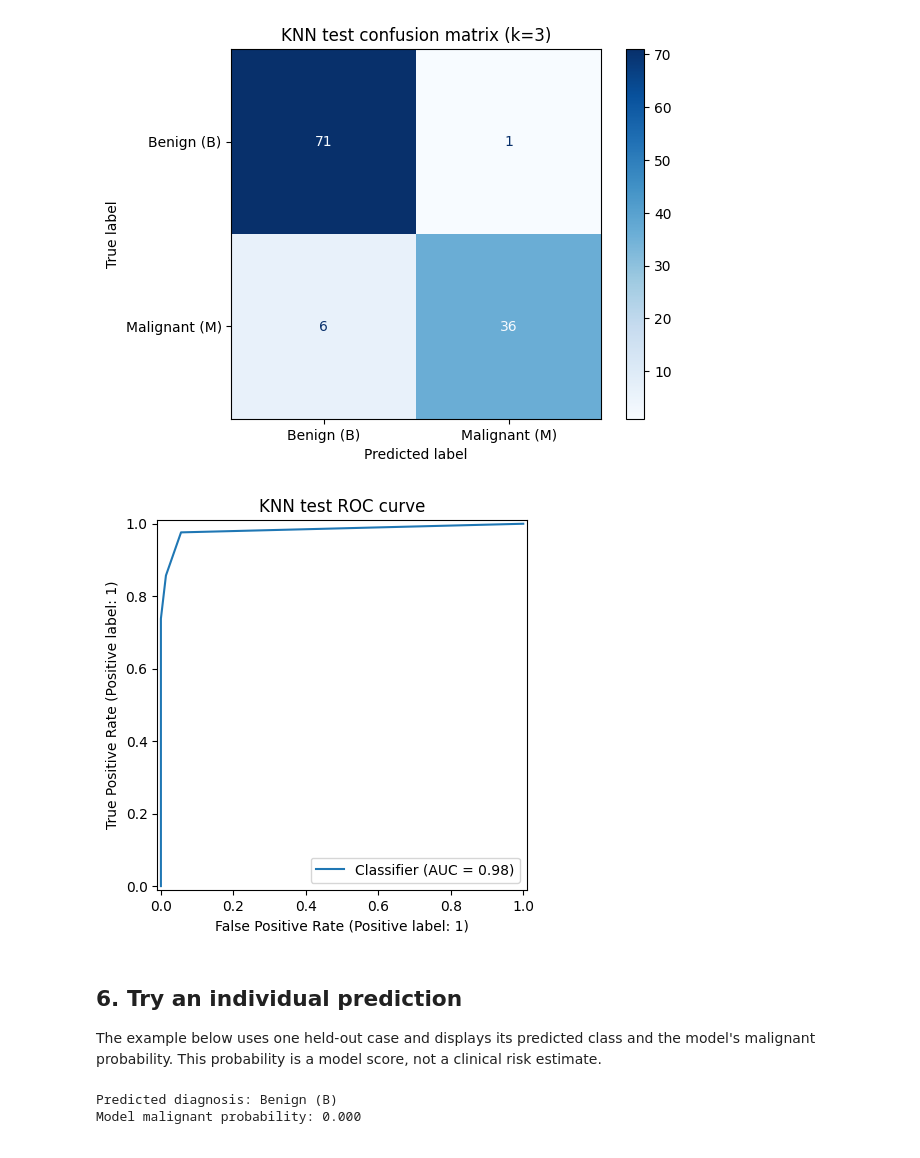
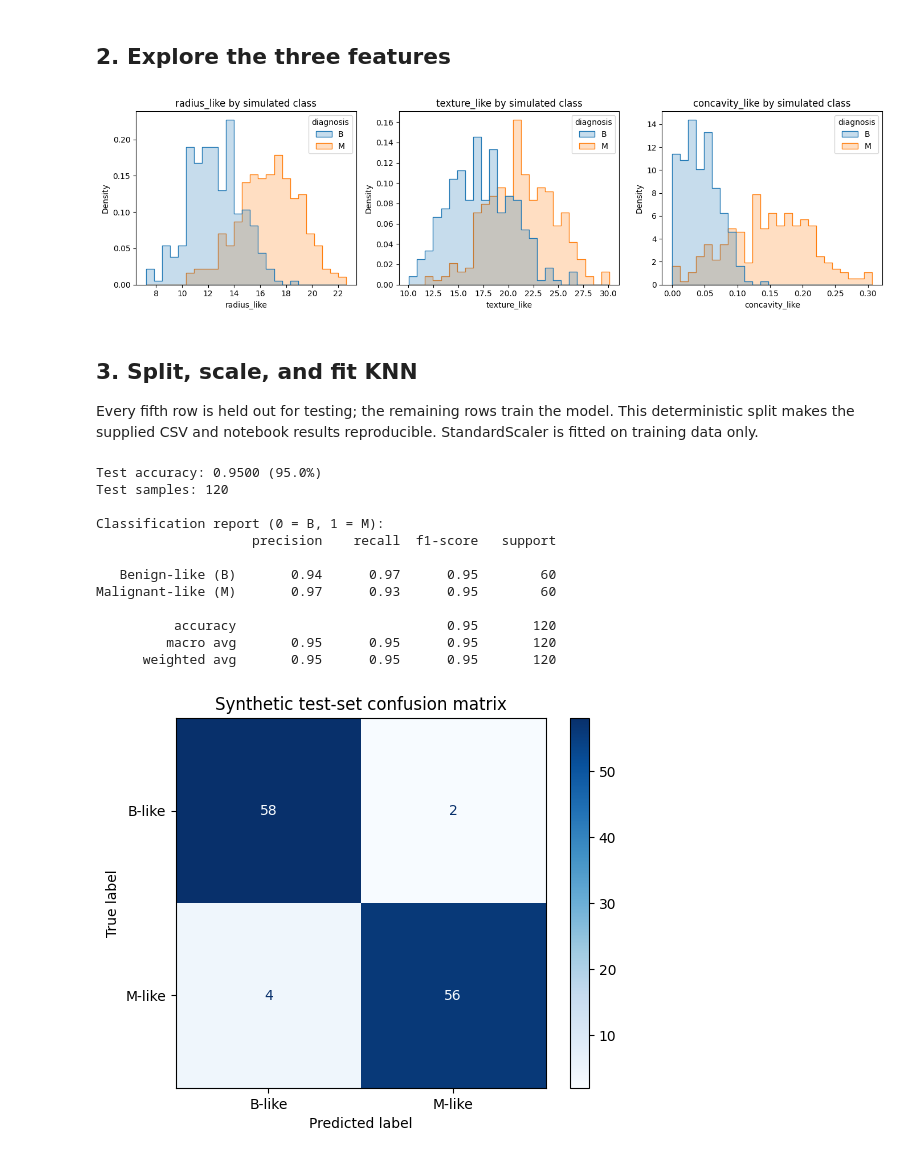
Before and after one commit to BendonTheCool/ai-agent-template, a Jupyter notebook: cancer-knn.ipynb, the cells around one changed output. Cells and saved outputs as stored; diff of their text form; code cells hidden in the pictures.

Commit message:
Kaggle Notebook | Cancer KNN | Version 2

```diff
--- a/cancer-knn.ipynb
+++ b/cancer-knn.ipynb
@@ -206,25 +40,63 @@ Malignant (M)       0.97      0.86      0.91        42
+# %% [markdown]
+## 2. Explore the three features
+# %%
+import matplotlib.pyplot as plt
+import seaborn as sns
+
+fig, axes = plt.subplots(1, 3, figsize=(14, 4))
+for ax, feature in zip(axes, ['radius_like', 'texture_like', 'concavity_like']):
+    sns.histplot(data=df, x=feature, hue='diagnosis', element='step', stat='density',
+                 common_norm=False, bins=25, ax=ax)
+    ax.set_title(f'{feature} by simulated class')
+plt.tight_layout()
+plt.show()
+# %% [output]
+[figure, added]
+# %% [markdown]
+## 3. Split, scale, and fit KNN
+
+Every fifth row is held out for testing; the remaining rows train the model. This deterministic split makes the supplied CSV and notebook results reproducible. StandardScaler is fitted on training data only.
+# %%
+from sklearn.preprocessing import StandardScaler
+from sklearn.neighbors import KNeighborsClassifier
+from sklearn.metrics import accuracy_score, confusion_matrix, ConfusionMatrixDisplay, classification_report
+
+feature_names = ['radius_like', 'texture_like', 'concavity_like']
+X = df[feature_names]
+y = df['diagnosis'].map({'B': 0, 'M': 1})
+test_mask = (df.index % 5 == 0)
+X_train, X_test = X.loc[~test_mask], X.loc[test_mask]
+y_train, y_test = y.loc[~test_mask], y.loc[test_mask]
+
+scaler = StandardScaler()
+X_train_scaled = scaler.fit_transform(X_train)
+X_test_scaled = scaler.transform(X_test)
+knn = KNeighborsClassifier(n_neighbors=7, metric='euclidean')
+knn.fit(X_train_scaled, y_train)
+y_pred = knn.predict(X_test_scaled)
+
+accuracy = accuracy_score(y_test, y_pred)
+print(f'Test accuracy: {accuracy:.4f} ({accuracy:.1%})')
+print('Test samples:', len(y_test))
+print('\nClassification report (0 = B, 1 = M):')
+print(classification_report(y_test, y_pred, target_names=['Benign-like (B)', 'Malignant-like (M)']))
+# %% [output]
+Test accuracy: 0.9500 (95.0%)
+Test samples: 120
+
+Classification report (0 = B, 1 = M):
+                    precision    recall  f1-score   support
+
+   Benign-like (B)       0.94      0.97      0.95        60
+Malignant-like (M)       0.97      0.93      0.95        60
+
+          accuracy                           0.95       120
+         macro avg       0.95      0.95      0.95       120
+      weighted avg       0.95      0.95      0.95       120
 # %%
 cm = confusion_matrix(y_test, y_pred, labels=[0, 1])
-ConfusionMatrixDisplay(cm, display_labels=['Benign (B)', 'Malignant (M)']).plot(cmap='Blues', values_format='d')
-plt.title(f'KNN test confusion matrix (k={best_k})')
+ConfusionMatrixDisplay(cm, display_labels=['B-like', 'M-like']).plot(cmap='Blues', values_format='d')
+plt.title('Synthetic test-set confusion matrix')
 plt.show()
-
-RocCurveDisplay.from_predictions(y_test, y_prob)
-plt.title('KNN test ROC curve')
-plt.show()
 # %% [output]
-[figure, old version]
+[figure, new version]
-[figure, removed]
-# %% [markdown]
-## 6. Try an individual prediction
-
-The example below uses one held-out case and displays its predicted class and the model's malignant probability. This probability is a model score, not a clinical risk estimate.
-# %%
-example = X_test.iloc[[0]]
-predicted_label = model.predict(example)[0]
-malignant_score = model.predict_proba(example)[0, 1]
-print('Predicted diagnosis:', 'Malignant (M)' if predicted_label == 1 else 'Benign (B)')
-print(f'Model malignant probability: {malignant_score:.3f}')
-# %% [output]
-Predicted diagnosis: Benign (B)
-Model malignant probability: 0.000
```
Also changed, not shown: parts of 16 cells of this notebook.
